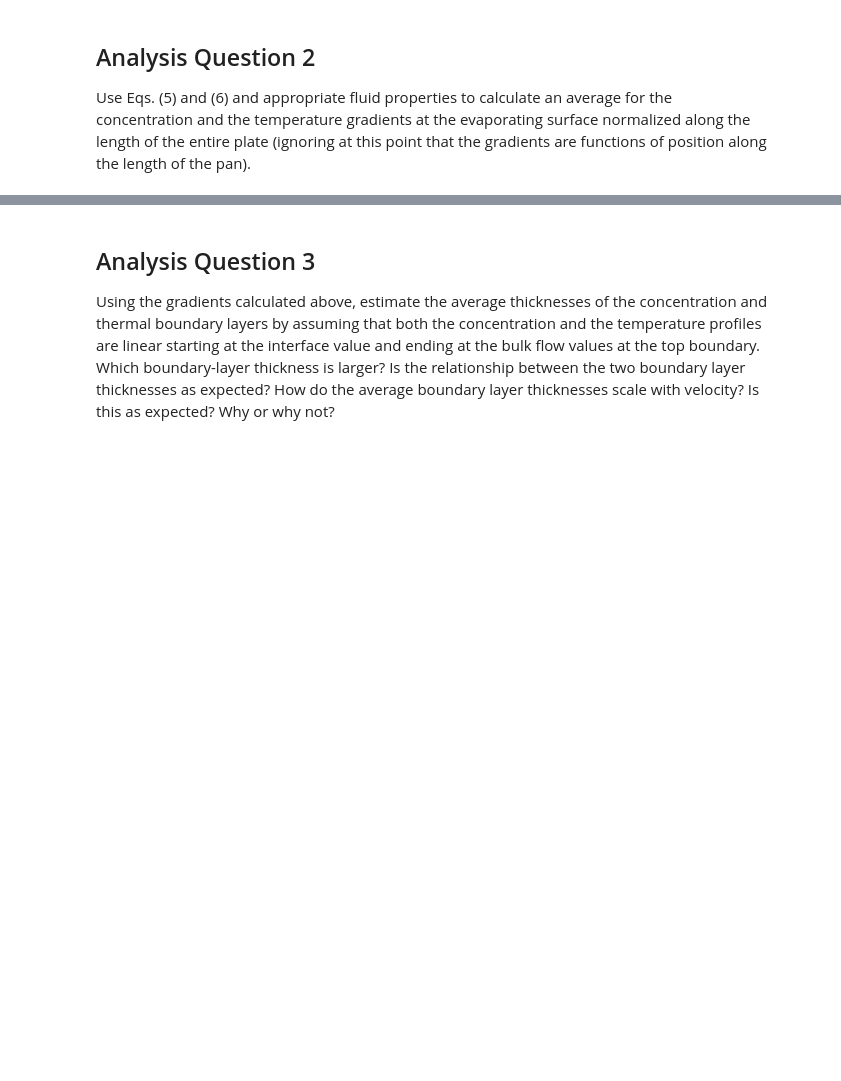
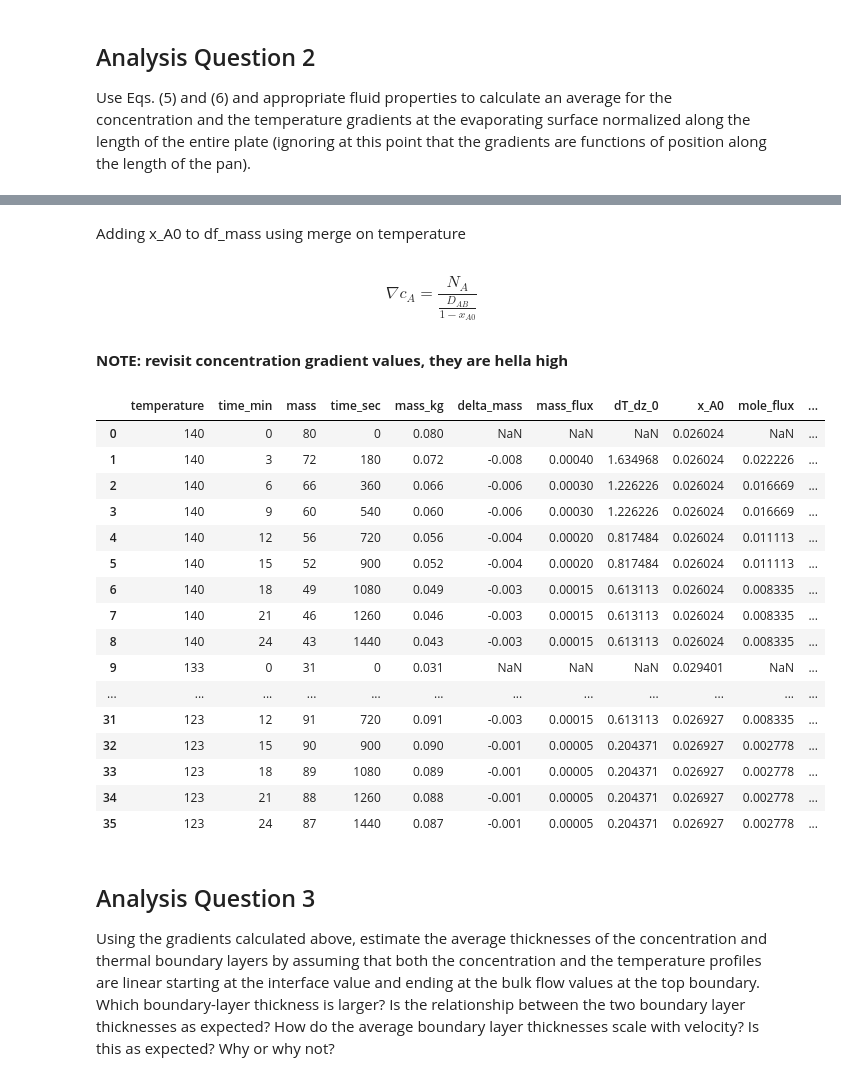
Before and after one commit to rahilisashaik/cbe154, a Jupyter notebook: mass-transfer/MT-data-analysis.ipynb, the cells around one changed output, grey strips where cells are left out. Saved outputs shown, nothing was run; the diff lists cells and outputs as text; code cells hidden in the pictures; blank space fills up the shorter version.

Commit message:
updated column names and exp analysis 1-2

```diff
--- a/mass-transfer/MT-data-analysis.ipynb
+++ b/mass-transfer/MT-data-analysis.ipynb
@@ -135,0 +221,2 @@ df_anemometer
+# %%
+df_tc["x_A0"] = np.exp(18.3036 - (3816.44 / (df_tc["surf_temp_avg_K"] - 46.13))) / (760 * P_atm)
@@ -136,3 +231,39 @@ df_anemometer
+# %% [markdown]
+Adding x_A0 to df_mass using merge on temperature
+# %%
+df_mass = df_mass.merge(df_tc[["heater_temp", "x_A0"]], left_on="temperature", right_on="heater_temp", how="left")
+df_mass.drop(columns=["heater_temp"], inplace=True)
+# %% [markdown]
+$$
+\nabla c_A = \frac{N_A}{\frac{D_{AB}}{1-x_{A0}}}
+$$
+# %%
+water_molar_mass = 18.01528 / 1000 # kg / mol
+df_mass["mole_flux"] = df_mass["mass_flux"] * (1 / water_molar_mass)
+# %%
+df_mass["conc_gradient"] = (df_mass["mole_flux"] * (1 - df_mass["x_A0"])) / D_AB
+# %% [markdown]
+**NOTE: revisit concentration gradient values, they are hella high**
+# %%
+df_mass
+# %% [output]
+|  | temperature | time_min | mass | time_sec | mass_kg | delta_mass | mass_flux | dT_dz_0 | x_A0 | mole_flux | ... |
+| 0 | 140 | 0 | 80 | 0 | 0.080 | NaN | NaN | NaN | 0.026024 | NaN | ... |
+| 1 | 140 | 3 | 72 | 180 | 0.072 | -0.008 | 0.00040 | 1.634968 | 0.026024 | 0.022226 | ... |
+| 2 | 140 | 6 | 66 | 360 | 0.066 | -0.006 | 0.00030 | 1.226226 | 0.026024 | 0.016669 | ... |
+| 3 | 140 | 9 | 60 | 540 | 0.060 | -0.006 | 0.00030 | 1.226226 | 0.026024 | 0.016669 | ... |
+| 4 | 140 | 12 | 56 | 720 | 0.056 | -0.004 | 0.00020 | 0.817484 | 0.026024 | 0.011113 | ... |
+| 5 | 140 | 15 | 52 | 900 | 0.052 | -0.004 | 0.00020 | 0.817484 | 0.026024 | 0.011113 | ... |
+| 6 | 140 | 18 | 49 | 1080 | 0.049 | -0.003 | 0.00015 | 0.613113 | 0.026024 | 0.008335 | ... |
+| 7 | 140 | 21 | 46 | 1260 | 0.046 | -0.003 | 0.00015 | 0.613113 | 0.026024 | 0.008335 | ... |
+| 8 | 140 | 24 | 43 | 1440 | 0.043 | -0.003 | 0.00015 | 0.613113 | 0.026024 | 0.008335 | ... |
+| 9 | 133 | 0 | 31 | 0 | 0.031 | NaN | NaN | NaN | 0.029401 | NaN | ... |
+| ... | ... | ... | ... | ... | ... | ... | ... | ... | ... | ... | ... |
+| 31 | 123 | 12 | 91 | 720 | 0.091 | -0.003 | 0.00015 | 0.613113 | 0.026927 | 0.008335 | ... |
+| 32 | 123 | 15 | 90 | 900 | 0.090 | -0.001 | 0.00005 | 0.204371 | 0.026927 | 0.002778 | ... |
+| 33 | 123 | 18 | 89 | 1080 | 0.089 | -0.001 | 0.00005 | 0.204371 | 0.026927 | 0.002778 | ... |
+| 34 | 123 | 21 | 88 | 1260 | 0.088 | -0.001 | 0.00005 | 0.204371 | 0.026927 | 0.002778 | ... |
+| 35 | 123 | 24 | 87 | 1440 | 0.087 | -0.001 | 0.00005 | 0.204371 | 0.026927 | 0.002778 | ... |
 # %% [markdown]
 ## Analysis Question 3
 Using the gradients calculated above, estimate the average thicknesses of the concentration and thermal boundary layers by assuming that both the concentration and the temperature profiles are linear starting at the interface value and ending at the bulk flow values at the top boundary. Which boundary-layer thickness is larger? Is the relationship between the two boundary layer thicknesses as expected? How do the average boundary layer thicknesses scale with velocity? Is this as expected? Why or why not?
```
Also changed, not shown: parts of 20 cells of this notebook, 2 other files.
